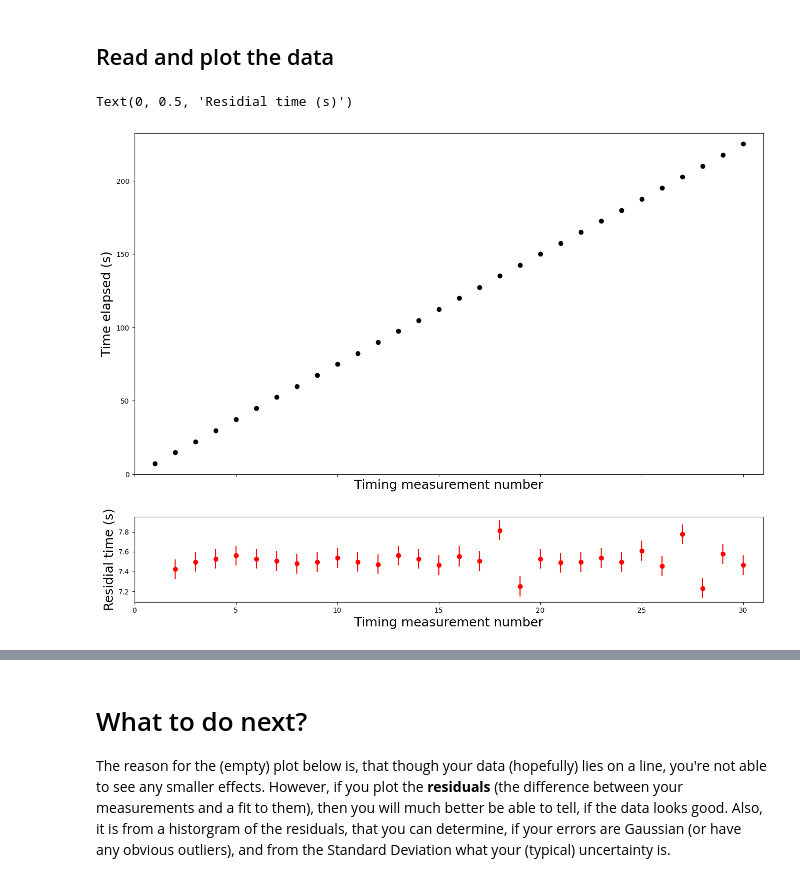
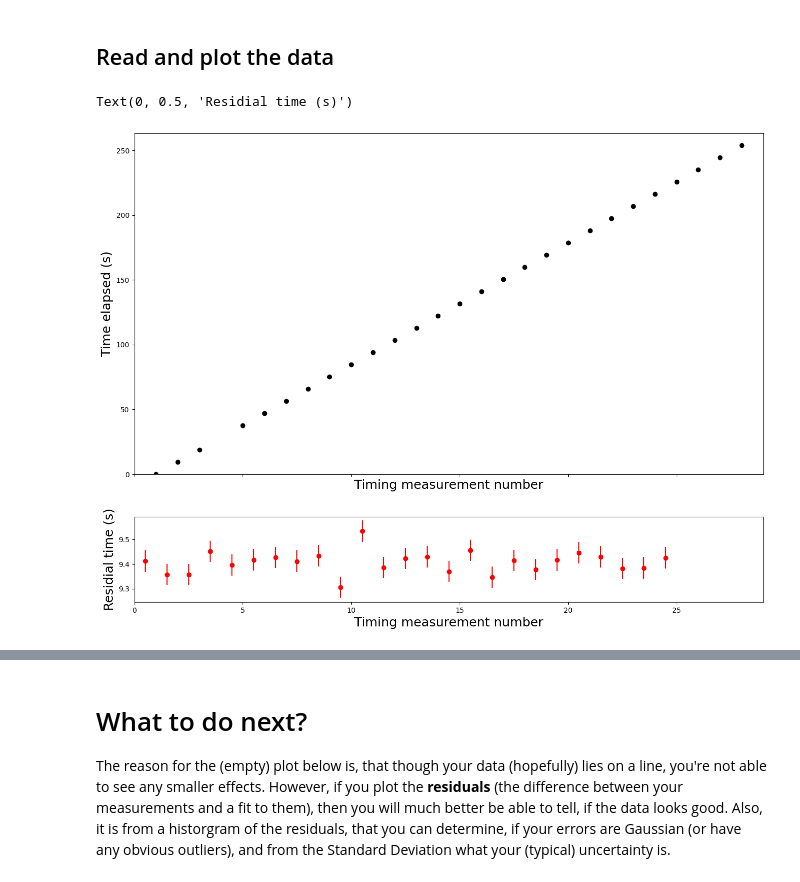
Before and after one commit to NikolajMunkKjaersgaard/Appstat-project, a Jupyter notebook: Project/Pendulum/pendulum_Laurits.ipynb, the cells around one changed output, grey strips where cells are left out. Saved outputs shown, nothing was run; the diff lists cells and outputs as text; code cells hidden in the pictures.

```diff
--- a/Project/Pendulum/pendulum_Laurits.ipynb
+++ b/Project/Pendulum/pendulum_Laurits.ipynb
@@ -25,32 +30,69 @@ def read_data(filename):
+# %%
+# Read in data
+def read_data(filename):
+    file_path = '/Users/lauritsfauli/PycharmProjects/Appstat-project/Project/Pendulum/pendulum-timing/' + filename
+    dat = np.genfromtxt(file_path, delimiter='\t', names=('n', 't_s'))
+    if filename == 'Timer.dat':
+        #adding 1 to all n values after the third entry
+        dat = np.genfromtxt(file_path, delimiter='\t', names=('n', 't_s'))
+        n_new = np.copy(dat['n'])
+        n_new[3:] = n_new[3:] + 1
+        dat = np.array(list(zip(n_new, dat['t_s'])), dtype=[('n', int), ('t_s', float)])
+    if filename == 'Sofie.dat':
+        #removing the last entry
+        dat = np.genfromtxt(file_path, delimiter='\t', names=('n', 't_s'))
+        dat = dat[:-1]
+    #making all measurements start at t = 0
+    dat['t_s'] =  dat['t_s'] -  dat['t_s'][0]
+
+    return dat
+
+def time_diff(t):
+    dt = t[1:] - t[:-1]
+    # eliminating all timedifferences greater than 1.5 seconds from the mean
+    mean_dt = np.mean(dt)
+    dt_clean = dt[np.abs(dt - mean_dt) < 1.5 ]
+    n_dt = np.arange(0, len(dt_clean)) + 0.5
+    sig_dt = np.std(dt_clean)
+    return n_dt, dt_clean, sig_dt
 # %% [markdown]
 ## Read and plot the data
 # %%
-data_example = read_data(filename_example)
+file_index = 3  # Change this index to read different files
+data_example = read_data(filenames[file_index])
 n, t = data_example['n'], data_example['t_s']
 #finding the resudials
 dt = t[1:] - t[:-1]
-#adding a zero at the start to make the arrays the same length
+#eliminating the third dt value in [3]
+if file_index == 3:
+    dt = np.delete(dt, 2)
+
+
+
 
 def linear(x, m, b):
     return m*x + b
 def constant(x,b):
     return b
 
 #fitting a line to the data since we are in low data we use iminuit unbinned likelihood
 # m = Minuit(cost.UnbinnedNLL(linear, n, t, error=sig_t), m=1.0, b=0.0)
 
 
 # Plotting
-sig_t = 0.1     # Set your own values...
+# Set your own values...
+n_dt, dt, sig_t = time_diff(t)
+
 fig, ax = plt.subplots(nrows=2, ncols=1, figsize=(16, 12), gridspec_kw={'height_ratios':[4,1]}, sharex=True)
 ax[0].errorbar(n, t, yerr=sig_t, color='k', fmt='o')
 ax[0].set_xlabel('Timing measurement number', fontsize=18)
 ax[0].set_ylabel('Time elapsed (s)', fontsize=18)
 ax[0].set(xlim=(0, n[-1]+np.ediff1d(n)[0]), ylim=(0, t[-1]+np.ediff1d(t)[0]))
 
-ax[1].errorbar(n[1:], dt, yerr=sig_t, color='r', fmt='o')
+
+ax[1].errorbar(n_dt, dt, yerr=sig_t, color='r', fmt='o')
 ax[1].set_xlabel('Timing measurement number', fontsize=18)
 ax[1].set_ylabel('Residial time (s)', fontsize=18)
 # %% [output]
 Text(0, 0.5, 'Residial time (s)')
-[figure, old version]
+[figure, new version]
```
Also changed, not shown: parts of 12 cells of this notebook.
